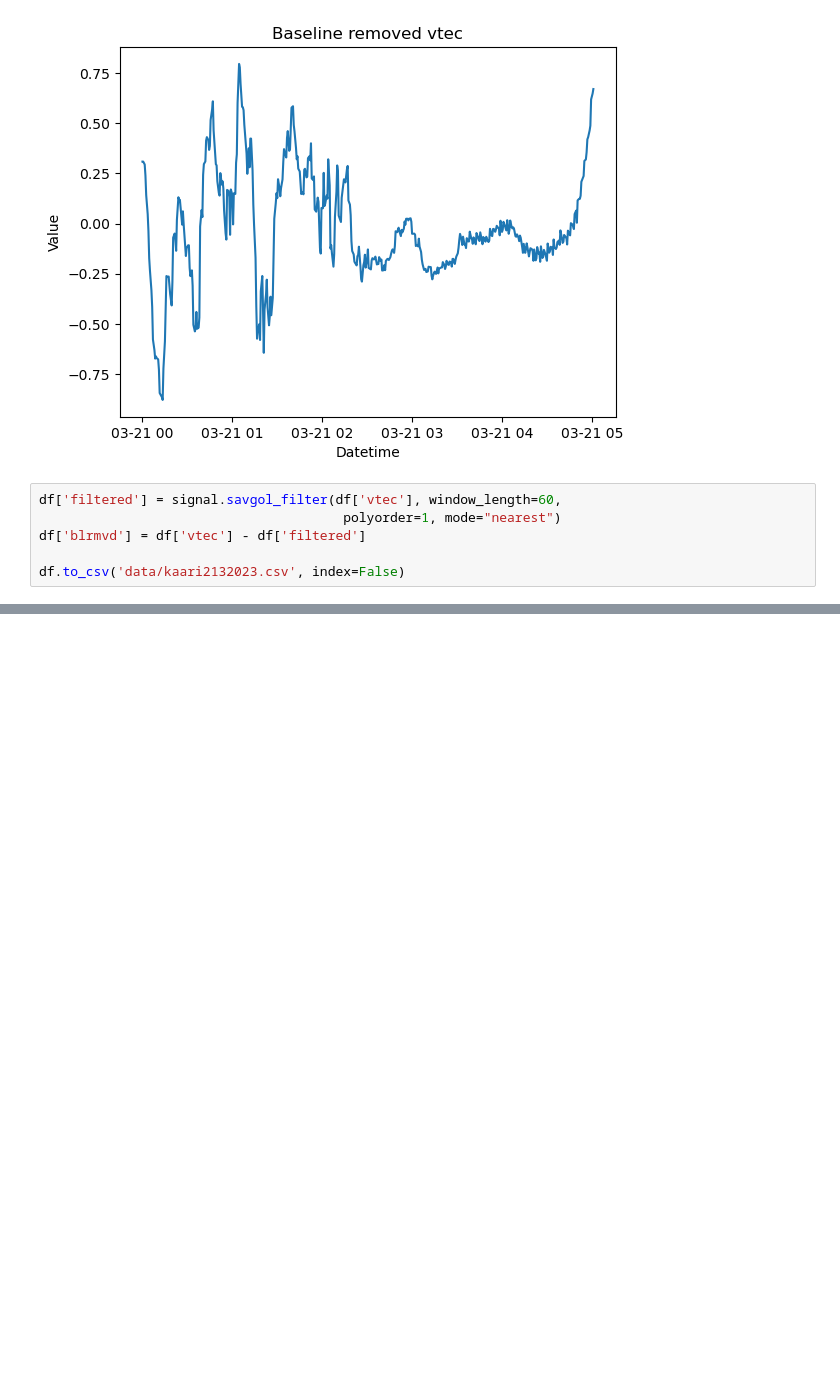
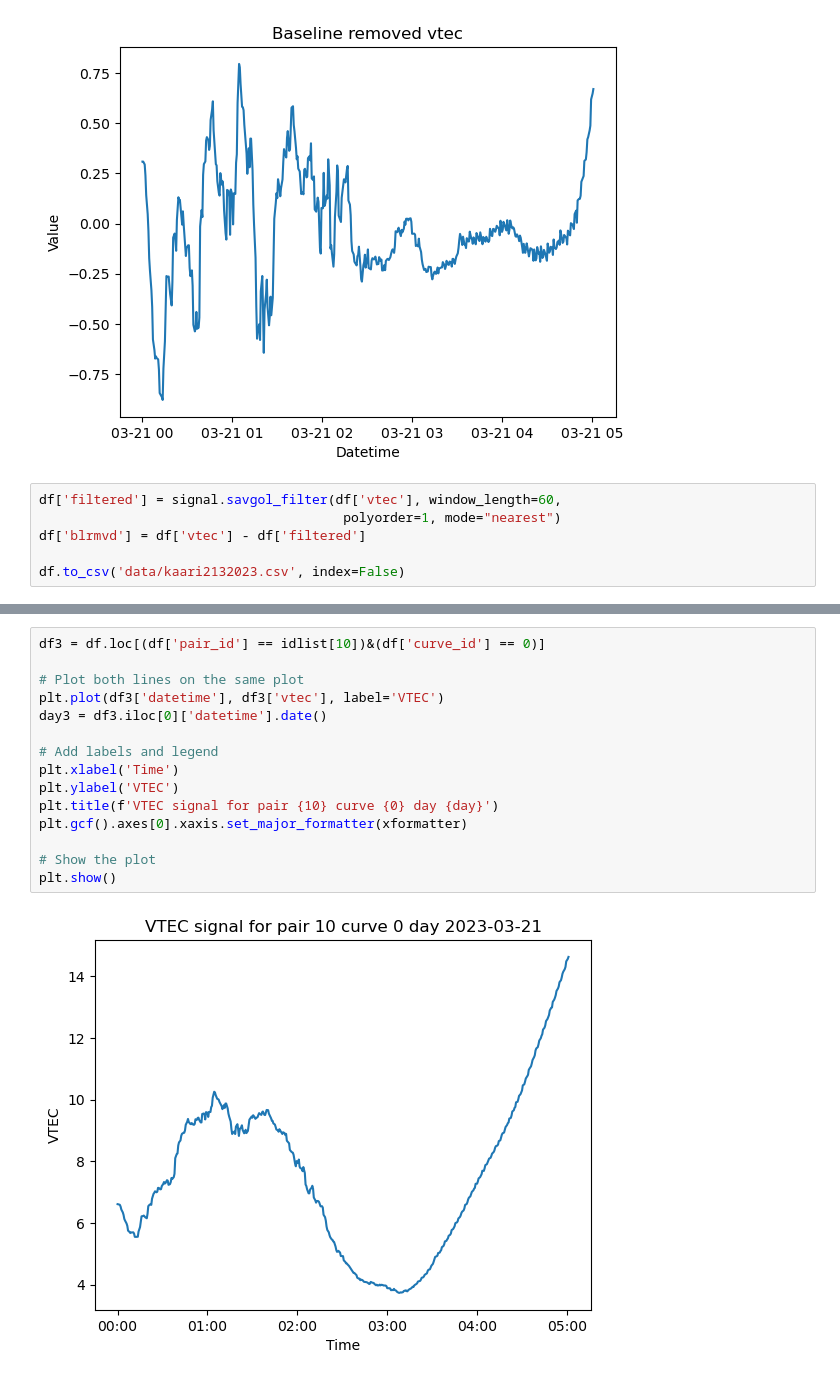
Before and after one commit to kuhaonmaraani/gradu, a Jupyter notebook: vanhat/kaarihaku.ipynb, the cells around one changed output, grey strips where cells are left out. Saved outputs shown, nothing was run; the diff lists cells and outputs as text; blank space fills up the shorter version.

```diff
--- a/vanhat/kaarihaku.ipynb
+++ b/vanhat/kaarihaku.ipynb
@@ -200,0 +242,17 @@ df.to_csv('data/kaari2132023.csv', index=False)
+# %%
+df3 = df.loc[(df['pair_id'] == idlist[10])&(df['curve_id'] == 0)]
+
+# Plot both lines on the same plot
+plt.plot(df3['datetime'], df3['vtec'], label='VTEC')
+day3 = df3.iloc[0]['datetime'].date()
+
+# Add labels and legend
+plt.xlabel('Time')
+plt.ylabel('VTEC')
+plt.title(f'VTEC signal for pair {10} curve {0} day {day}')
+plt.gcf().axes[0].xaxis.set_major_formatter(xformatter)
+
+# Show the plot
+plt.show()
+# %% [output]
+[figure, added]
```
Also changed, not shown: parts of 5 cells of this notebook, 6 other files.
